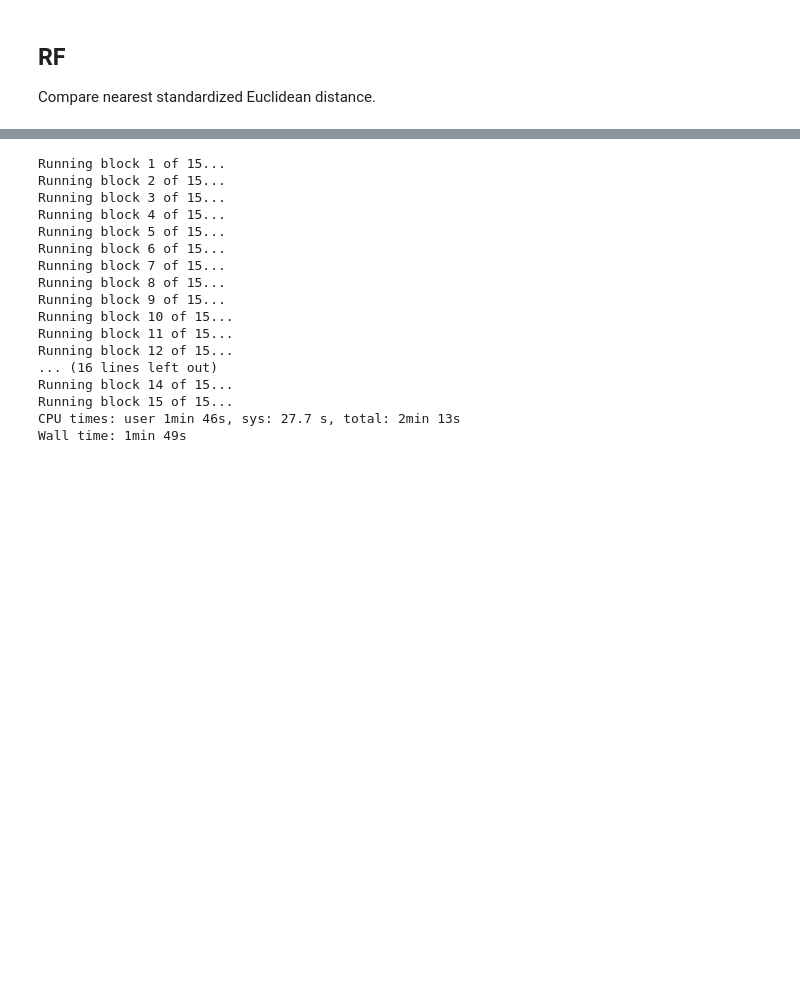
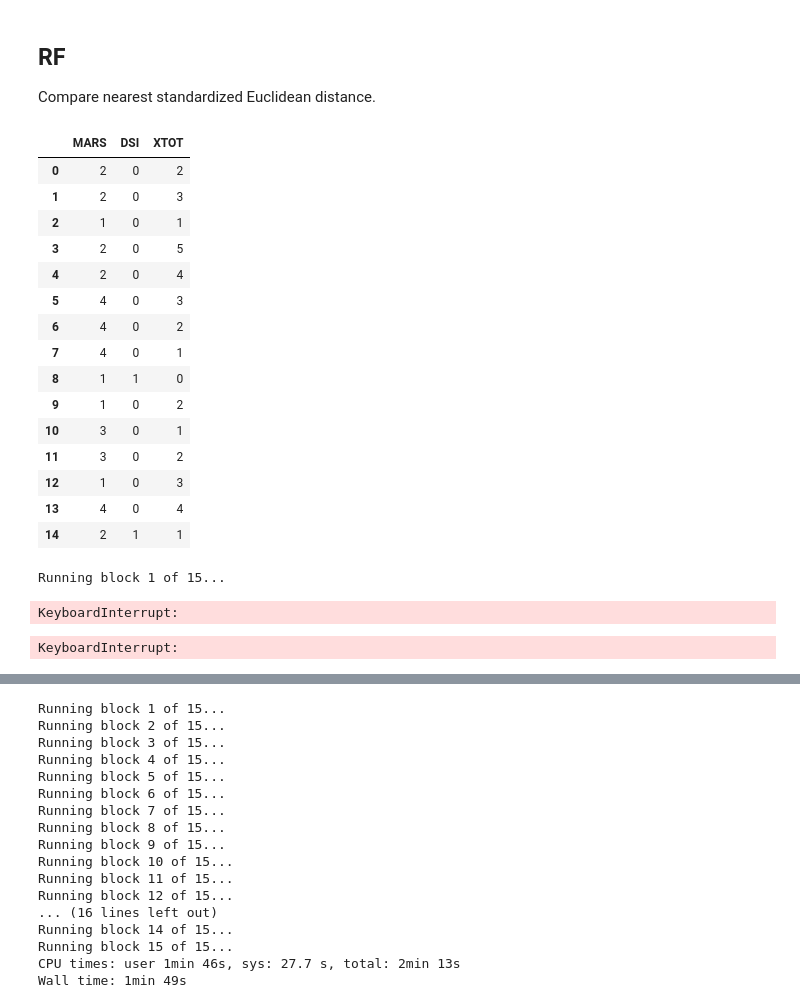
Before and after one commit to donboyd5/synpuf, a Jupyter notebook: analysis/disclosure/generate_disclosure_risk.ipynb, the cells around one changed output, grey strips where cells are left out. Cells and saved outputs as stored; diff of their text form; code cells hidden in the pictures; blank space fills up the shorter version.

```diff
--- a/analysis/disclosure/generate_disclosure_risk.ipynb
+++ b/analysis/disclosure/generate_disclosure_risk.ipynb
@@ -13,10 +13,10 @@ import synthimpute as si
 # %% [markdown]
 ### Load data
 # %%
-synth = pd.read_csv('~/Downloads/puf_synth_10p_sample.csv')
-synthpop = pd.read_csv('~/Downloads/synthpop_samp.csv')
-train = pd.read_csv('~/Downloads/puf_10p_sample_train.csv')
-test = pd.read_csv('~/Downloads/puf_10p_sample_test.csv')
+synth = pd.read_csv('~/Downloads/puf_synth_50p_sample.csv')
+# synthpop = pd.read_csv('~/Downloads/synthpop_samp.csv')
+train = pd.read_csv('~/Downloads/puf_50p_sample_train.csv')
+test = pd.read_csv('~/Downloads/puf_50p_sample_test.csv')
 # %% [markdown]
 ## Preprocessing
 # %% [markdown]
@@ -51,2 +86,45 @@ Compare nearest standardized Euclidean distance.
 # %%
 BLOCKS = ['MARS', 'DSI', 'XTOT']  # Reduce after optimizing.
+# %%
+XA = synth
+XB = train
+block_vars = BLOCKS
+# %%
+A_blocks = XA[block_vars].drop_duplicates()
+B_blocks = XB[block_vars].drop_duplicates()
+blocks = A_blocks.merge(B_blocks, on=block_vars)
+n_blocks = blocks.shape[0]
+res = []
+# %%
+blocks
+# %% [output]
+|  | MARS | DSI | XTOT |
+| 0 | 2 | 0 | 2 |
+| 1 | 2 | 0 | 3 |
+| 2 | 1 | 0 | 1 |
+| 3 | 2 | 0 | 5 |
+| 4 | 2 | 0 | 4 |
+| 5 | 4 | 0 | 3 |
+| 6 | 4 | 0 | 2 |
+| 7 | 4 | 0 | 1 |
+| 8 | 1 | 1 | 0 |
+| 9 | 1 | 0 | 2 |
+| 10 | 3 | 0 | 1 |
+| 11 | 3 | 0 | 2 |
+| 12 | 1 | 0 | 3 |
+| 13 | 4 | 0 | 4 |
+| 14 | 2 | 1 | 1 |
+# %%
+for index, row in blocks.iterrows():
+   # if verbose:
+    print('Running block ' + str(index + 1) + ' of ' + str(n_blocks) +
+          '...')
+    res.append(si.nearest_record_single(si.subset_from_row(XA, row),
+                                        si.subset_from_row(XB, row)))
+# %% [output]
+Running block 1 of 15...
+KeyboardInterrupt:
+# %%
+nr = si.nearest_record(synth, train, BLOCKS)
+# %% [output]
+KeyboardInterrupt:
```
Also changed, not shown: parts of 8 cells of this notebook.
